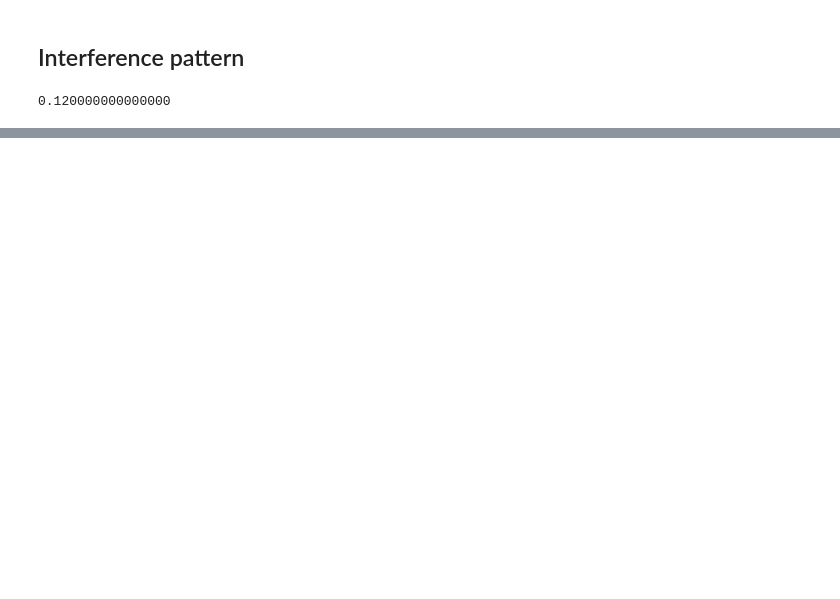
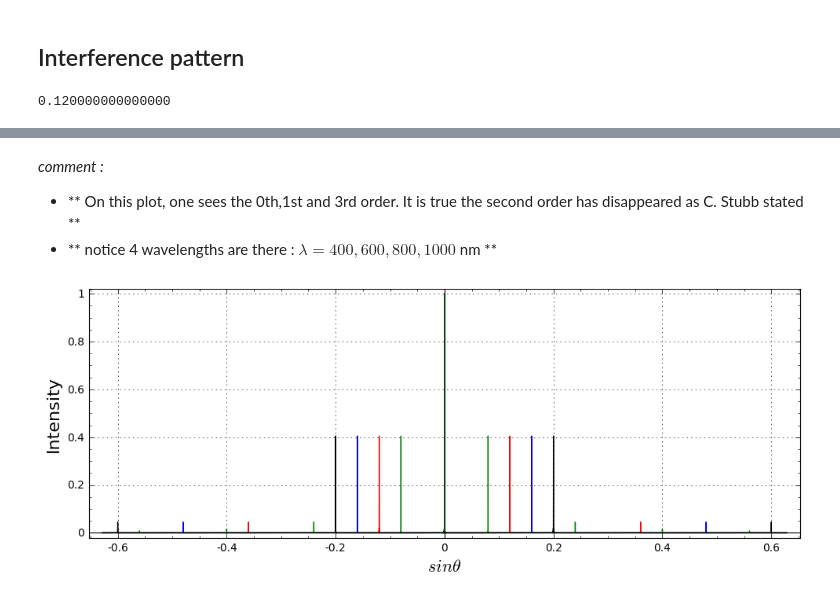
Before and after one commit to sylvielsstfr/AtmGratingOptics, a Jupyter notebook: FirstRonchiGratingCalc.ipynb, the cells around one changed output, grey strips where cells are left out. Cells and saved outputs as stored; diff of their text form; code cells hidden in the pictures; blank space fills up the shorter version.

```diff
--- a/FirstRonchiGratingCalc.ipynb
+++ b/FirstRonchiGratingCalc.ipynb
@@ -133,3 +146,27 @@ p1+p2+p3+p4
+# %% [markdown]
+_comment :_
+- ** On this plot, one sees the 0th,1st and 3rd order. It is true the second order has disappeared as C. Stubb stated **
+- ** notice 4 wavelengths are there : $\lambda = 400, 600, 800, 1000$ nm **
+# %%
+var("sth a b wl N")
+def ronchi_pattern_sinth(sth,a,b,wl,N):
+    """
+    ronchi_pattern_sinth(sth,a,b,wl,N) :
+    Ronchi- Grating  in sin theta horizontal axis
+    shows in sin theta
+
+    """
+    th=asin(sth)
+    prod=diffrac_pattern(th,b,wl)*interference_pattern(th,a,wl,N)
+    return prod
+# %%
+p1=plot(ronchi_pattern_sinth(sth,a0,b0,wl0,NN),(sth,-pi/5.,pi/5.),figsize=(10,4),frame=True,gridlines=True,plot_points=10000,color='red',axes_labels=['$sin \\theta$','Intensity'])
+p2=plot(ronchi_pattern_sinth(sth,a0,b0,wl1,NN),(sth,-pi/5.,pi/5.),figsize=(10,4),frame=True,gridlines=True,plot_points=10000,color='blue',axes_labels=['$sin \\theta$ ','Intensity'])
+p3=plot(ronchi_pattern_sinth(sth,a0,b0,wl2,NN),(sth,-pi/5.,pi/5.),figsize=(10,4),frame=True,gridlines=True,plot_points=10000,color='black',axes_labels=['$sin \\theta$ ','Intensity'])
+p4=plot(ronchi_pattern_sinth(sth,a0,b0,wl3,NN),(sth,-pi/5.,pi/5.),figsize=(10,4),frame=True,gridlines=True,plot_points=10000,color='green',axes_labels=['$sin \\theta$ ','Intensity'])
+p1+p2+p3+p4
+# %% [output]
+[figure, added]
 # %%
 var("x d a b wl N")
 def ronchi_pattern_focalp(x,d,a,b,wl,N):
```
Also changed, not shown: parts of 21 cells of this notebook, 8 other files.
